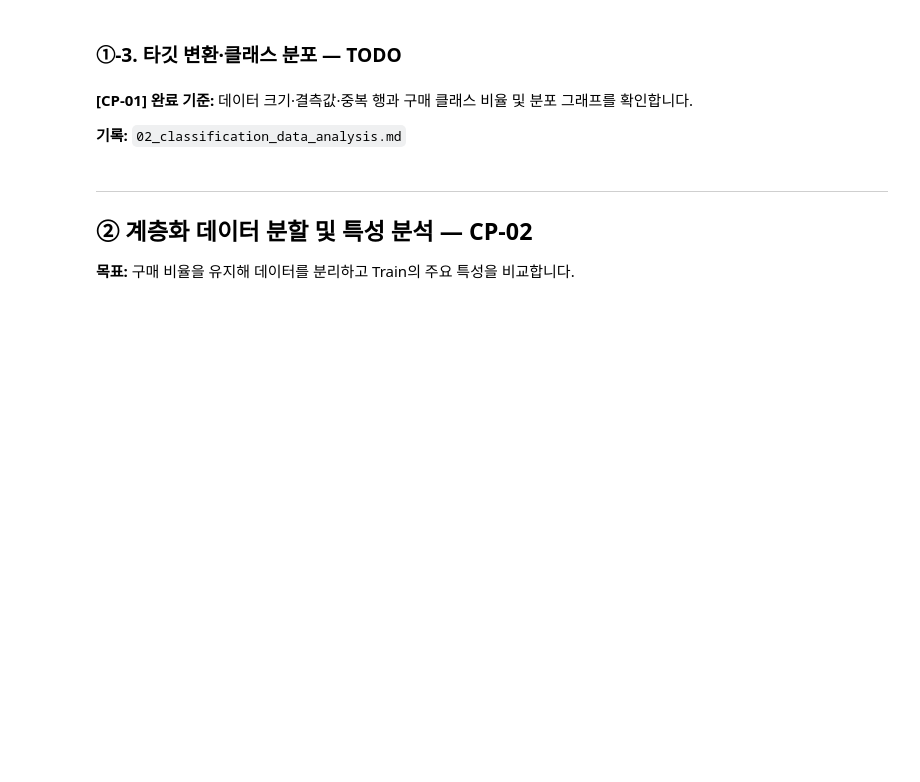
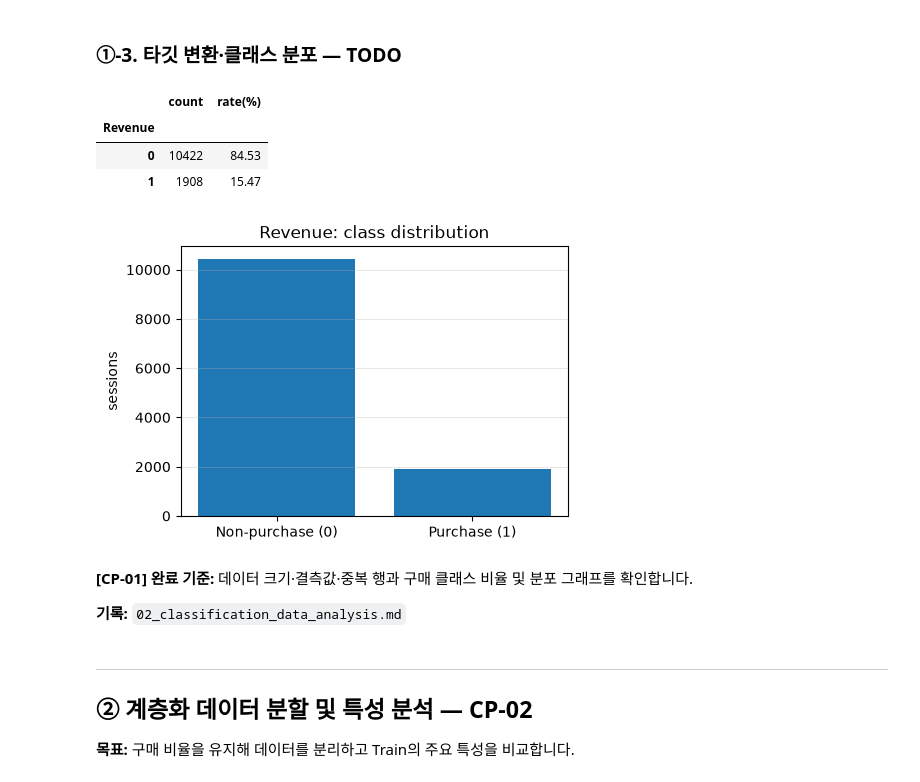
Before and after one commit to Gotti0/ai-mini-projects, a Jupyter notebook: mini-project-01/code/02_classification_online_shopping.ipynb, the cells around one changed output. Cells and saved outputs as stored; diff of their text form; code cells hidden in the pictures; blank space fills up the shorter version.

```diff
--- a/mini-project-01/code/02_classification_online_shopping.ipynb
+++ b/mini-project-01/code/02_classification_online_shopping.ipynb
@@ -75,29 +137,34 @@ plt.show()
 ### ①-3. 타깃 변환·클래스 분포 — TODO
 # %%
 # TODO 1-4. Revenue와 Weekend를 0/1 정수로 변환합니다.
-# 힌트: astype(int)
-...
+# True/False → 1/0 (모델·손실이 쓰기 쉬운 정수 라벨)
+df["Revenue"] = df["Revenue"].astype(int)
+df["Weekend"] = df["Weekend"].astype(int)
 
 # TODO 1-5. Revenue의 클래스별 건수와 비율을 계산합니다.
-# 힌트: value_counts().sort_index(), value_counts(normalize=True)
-class_counts = ...
-class_rates = ...
+class_counts = df["Revenue"].value_counts().sort_index()
+class_rates = df["Revenue"].value_counts(normalize=True).sort_index()
 
 # [공통] 결과표와 그래프 틀
 class_summary = pd.DataFrame({
     "count": class_counts,
     "rate(%)": (class_rates * 100).round(2),
 })
 display(class_summary)
 
 plt.figure(figsize=(5, 3.5))
 # TODO 1-6. 구매·미구매 건수를 막대그래프로 시각화합니다.
-# 힌트: plt.bar([...], class_counts.values)
-...
+plt.bar(["Non-purchase (0)", "Purchase (1)"], class_counts.values)
 plt.ylabel("sessions")
 plt.title("Revenue: class distribution")
 plt.grid(axis="y", alpha=0.3)
 plt.show()
+# %% [output]
+|  | count | rate(%) |
+| Revenue |  |  |
+| 0 | 10422 | 84.53 |
+| 1 | 1908 | 15.47 |
+[figure, added]
 # %% [markdown]
 **[CP-01] 완료 기준:** 데이터 크기·결측값·중복 행과 구매 클래스 비율 및 분포 그래프를 확인합니다.
 
```
Also changed, not shown: parts of 3 cells of this notebook.
